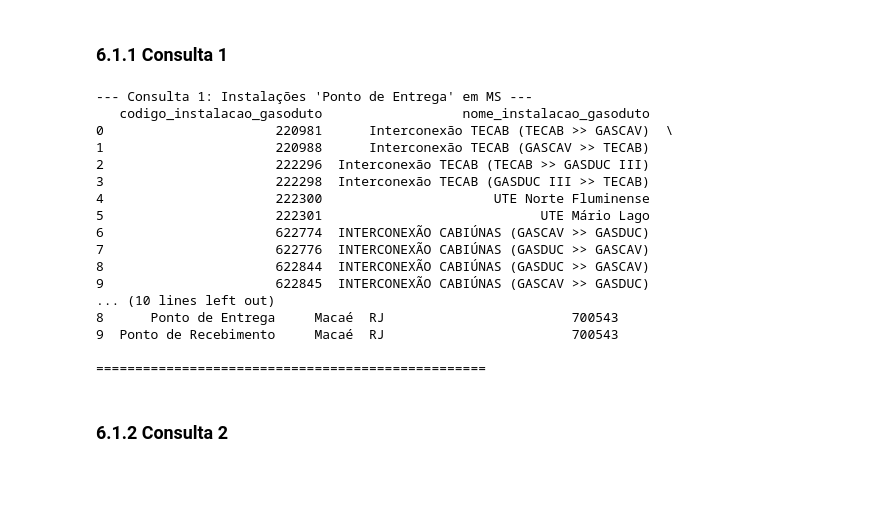
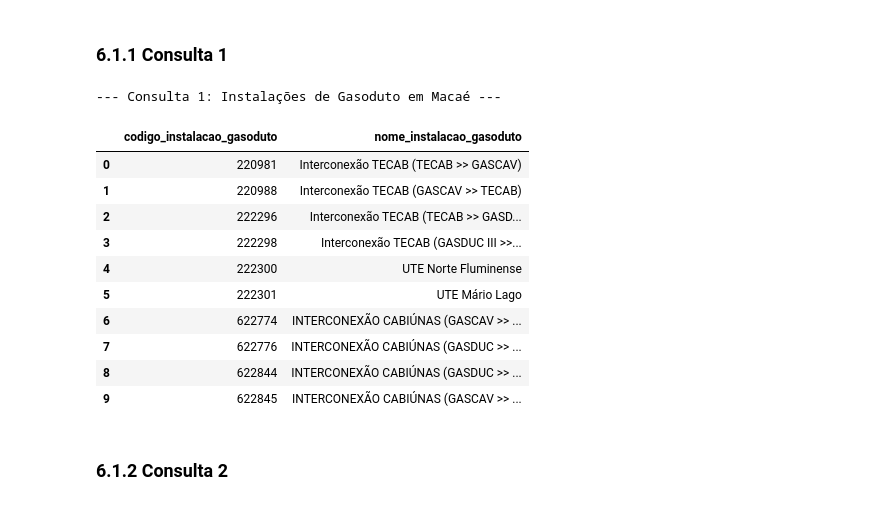
Before and after one commit to RaphaelLeivas/ibd-2025-1, a Jupyter notebook: TP2/tp2_template.ipynb, the cells around one changed output. Drawn from its saved outputs; the diff is of its cells as text; code cells hidden in the pictures; blank space fills up the shorter version.

```diff
--- a/TP2/tp2_template.ipynb
+++ b/TP2/tp2_template.ipynb
@@ -66,51 +58,38 @@ As tabelas disponíveis no banco de dados são:
 ## 6.1 Duas consultas envolvendo seleção e projeção
 # %% [markdown]
 ### 6.1.1 Consulta 1
-# %%
-print("--- Consulta 1: Instalações 'Ponto de Entrega' em MS ---")
-query1 = """
-SELECT
-    codigo_instalacao_gasoduto,
-    nome_instalacao_gasoduto,
-    tipo_instalacao,
-    municipio,
-    uf,
-    codigo_instalacao_transporte
-FROM
-    Instalacao_Gasoduto
-WHERE
-    municipio = 'Macaé';
-"""
-cursor1 = conn.execute(query1)
-results1 = cursor1.fetchall()
-
-if results1:
-    # Get column names from the cursor description
-    cols1 = [description[0] for description in cursor1.description]
-    df1 = pd.DataFrame(results1, columns=cols1)
-    print(df1)
-else:
-    print("Nenhum resultado encontrado para a Consulta 1.")
-
-print("\n" + "="*50 + "\n") # Separator
-# %% [output]
---- Consulta 1: Instalações 'Ponto de Entrega' em MS ---
-   codigo_instalacao_gasoduto                  nome_instalacao_gasoduto
-0                      220981      Interconexão TECAB (TECAB >> GASCAV)  \
-1                      220988      Interconexão TECAB (GASCAV >> TECAB)
-2                      222296  Interconexão TECAB (TECAB >> GASDUC III)
-3                      222298  Interconexão TECAB (GASDUC III >> TECAB)
-4                      222300                      UTE Norte Fluminense
-5                      222301                            UTE Mário Lago
-6                      622774  INTERCONEXÃO CABIÚNAS (GASCAV >> GASDUC)
-7                      622776  INTERCONEXÃO CABIÚNAS (GASDUC >> GASCAV)
-8                      622844  INTERCONEXÃO CABIÚNAS (GASDUC >> GASCAV)
-9                      622845  INTERCONEXÃO CABIÚNAS (GASCAV >> GASDUC)
-... (10 lines left out)
-8      Ponto de Entrega     Macaé  RJ                        700543
-9  Ponto de Recebimento     Macaé  RJ                        700543
-
-==================================================
+# %%
+print("--- Consulta 1: Instalações de Gasoduto em Macaé ---")
+conn = sqlite3.connect('gas_data.db')
+
+query1 = """
+SELECT
+    codigo_instalacao_gasoduto,
+    nome_instalacao_gasoduto
+FROM
+    Instalacao_Gasoduto
+WHERE
+    municipio = 'Macaé';
+"""
+
+df1 = pd.read_sql_query(query1, conn)
+
+conn.close()
+
+df1
+# %% [output]
+--- Consulta 1: Instalações de Gasoduto em Macaé ---
+|  | codigo_instalacao_gasoduto | nome_instalacao_gasoduto |
+| 0 | 220981 | Interconexão TECAB (TECAB >> GASCAV) |
+| 1 | 220988 | Interconexão TECAB (GASCAV >> TECAB) |
+| 2 | 222296 | Interconexão TECAB (TECAB >> GASD... |
+| 3 | 222298 | Interconexão TECAB (GASDUC III >>... |
+| 4 | 222300 | UTE Norte Fluminense |
+| 5 | 222301 | UTE Mário Lago |
+| 6 | 622774 | INTERCONEXÃO CABIÚNAS (GASCAV >> ... |
+| 7 | 622776 | INTERCONEXÃO CABIÚNAS (GASDUC >> ... |
+| 8 | 622844 | INTERCONEXÃO CABIÚNAS (GASDUC >> ... |
+| 9 | 622845 | INTERCONEXÃO CABIÚNAS (GASCAV >> ... |
 # %% [markdown]
 ### 6.1.2 Consulta 2
 # %%
```
Also changed, not shown: parts of 6 cells of this notebook, 2 other files.
